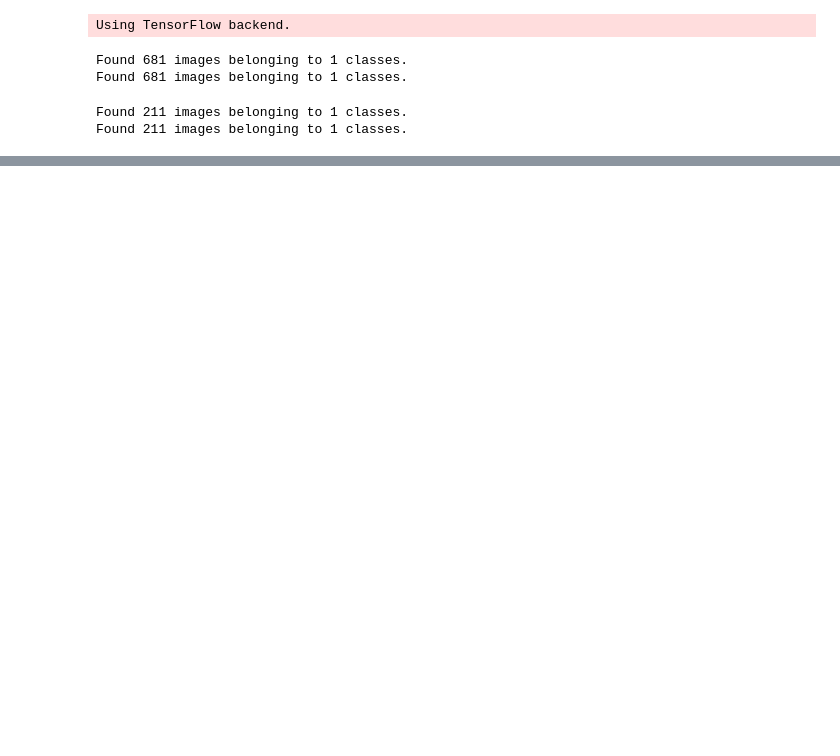
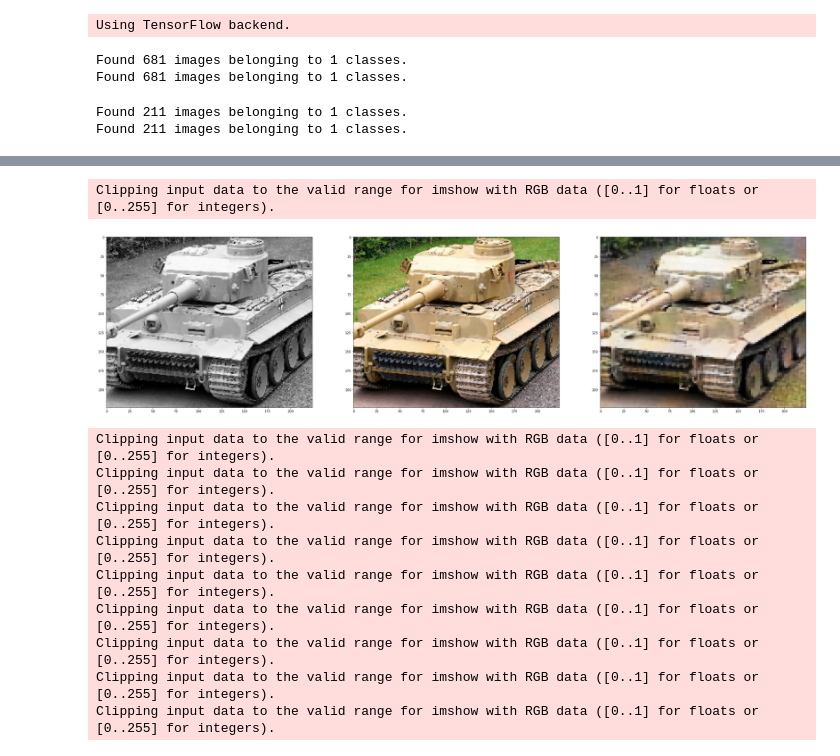
Before and after one commit to cris391/BlackWhiteToColor, a Jupyter notebook: Main.ipynb, the cells around one changed output, grey strips where cells are left out. Cells and saved outputs as stored; diff of their text form; code cells hidden in the pictures; blank space fills up the shorter version.

```diff
--- a/Main.ipynb
+++ b/Main.ipynb
@@ -176,0 +210,21 @@ plt.show()
+# %%
+testBatchSize = len(test_x[0])
+# %%
+f, axarr = plt.subplots(1,3, figsize=(40,10))
+for i in range(0, testBatchSize):
+    axarr[0].imshow(test_x[0][i],aspect="auto", cmap=plt.get_cmap('gray'))
+    axarr[1].imshow(test_y[0][i],aspect="auto")
+    axarr[2].imshow(testpic[i],aspect="auto")
+    plt.show()
+# %% [output]
+Clipping input data to the valid range for imshow with RGB data ([0..1] for floats or [0..255] for integers).
+[figure, added]
+Clipping input data to the valid range for imshow with RGB data ([0..1] for floats or [0..255] for integers).
+Clipping input data to the valid range for imshow with RGB data ([0..1] for floats or [0..255] for integers).
+Clipping input data to the valid range for imshow with RGB data ([0..1] for floats or [0..255] for integers).
+Clipping input data to the valid range for imshow with RGB data ([0..1] for floats or [0..255] for integers).
+Clipping input data to the valid range for imshow with RGB data ([0..1] for floats or [0..255] for integers).
+Clipping input data to the valid range for imshow with RGB data ([0..1] for floats or [0..255] for integers).
+Clipping input data to the valid range for imshow with RGB data ([0..1] for floats or [0..255] for integers).
+Clipping input data to the valid range for imshow with RGB data ([0..1] for floats or [0..255] for integers).
+Clipping input data to the valid range for imshow with RGB data ([0..1] for floats or [0..255] for integers).
```
Also changed, not shown: parts of 9 cells of this notebook, 2 other files.
